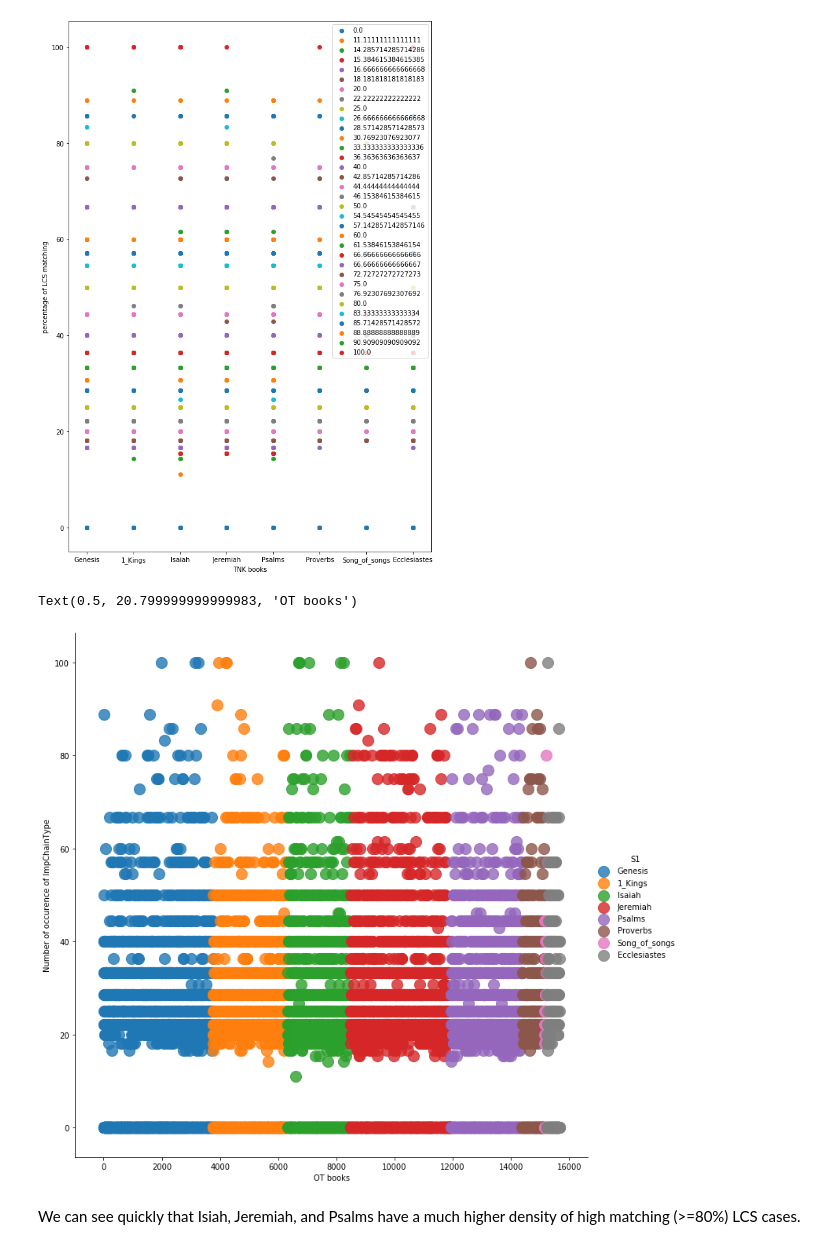
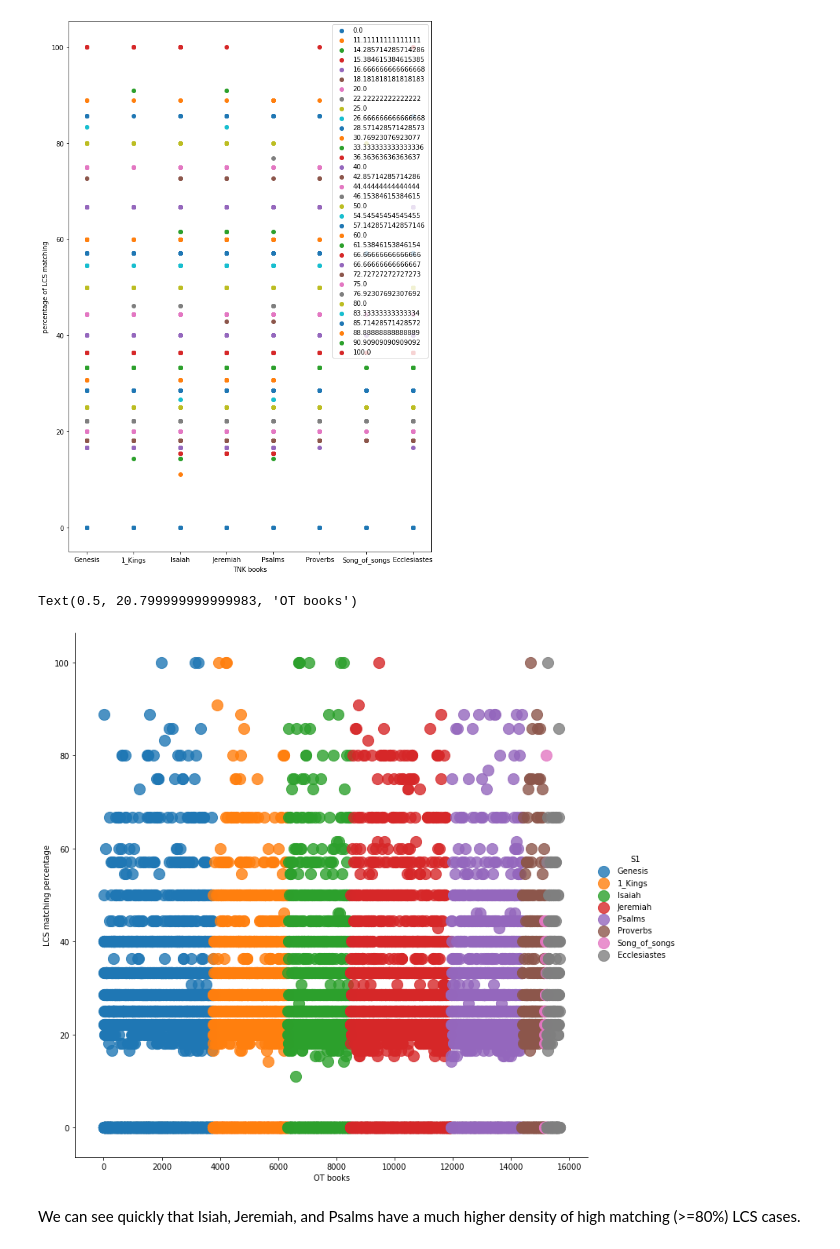
Before and after one commit to oliverglanz/Text-Fabric, a Jupyter notebook: LCS/0000_ETCBC-TF_2101-BHS_ETCBC_LCS_o.glanz _prof-edition.ipynb, the cells around one changed output. Saved outputs shown, nothing was run; the diff lists cells and outputs as text; code cells hidden in the pictures.

```diff
--- a/LCS/0000_ETCBC-TF_2101-BHS_ETCBC_LCS_o.glanz _prof-edition.ipynb
+++ b/LCS/0000_ETCBC-TF_2101-BHS_ETCBC_LCS_o.glanz _prof-edition.ipynb
@@ -734,11 +734,11 @@ ax.legend();
 # %%
 sns.lmplot(x="R", y="LCSObjcPredMeanMatch", data=PredObjWordListsXL, hue='S1', height=10, aspect=1/1, fit_reg=False, scatter_kws={"s": 200})
 ax = plt.gca()
-ax.set_ylabel('Number of occurence of ImpChainType')
+ax.set_ylabel('LCS matching percentage')
 ax.set_xlabel('OT books')
 # %% [output]
 Text(0.5, 20.799999999999983, 'OT books')
-[figure, old version]
+[figure, new version]
 # %% [markdown]
 We can see quickly that Isiah, Jeremiah, and Psalms have a much higher density of high matching (>=80%) LCS cases.
 # %% [markdown]
```
Also changed, not shown: parts of 3 cells of this notebook.
